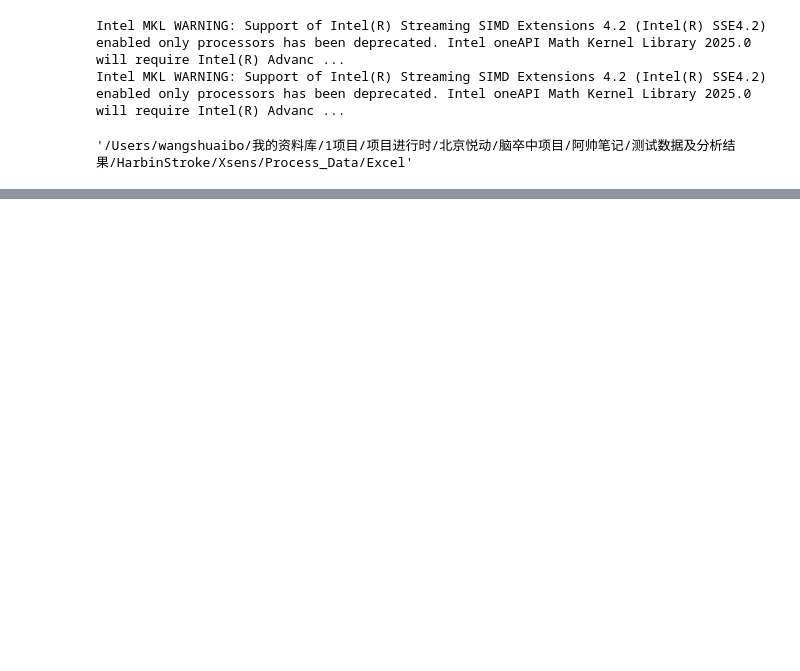
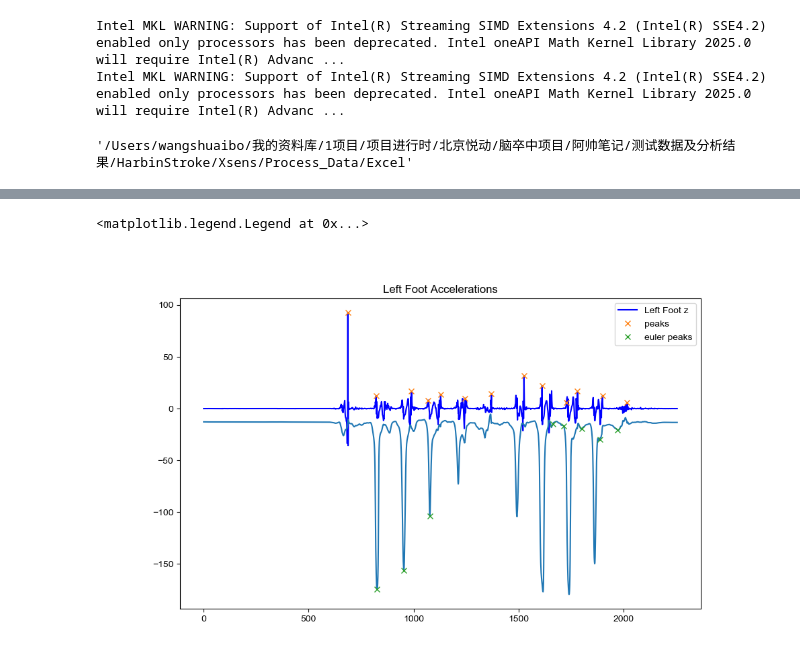
Before and after one commit to Allwillcome/--_----, a Jupyter notebook: Notes/Workbook/20231214_脑卒中步态数据探索.ipynb, the cells around one changed output, grey strips where cells are left out. Drawn from its saved outputs; the diff is of its cells as text; code cells hidden in the pictures; blank space fills up the shorter version.

```diff
--- a/Notes/Workbook/20231214_脑卒中步态数据探索.ipynb
+++ b/Notes/Workbook/20231214_脑卒中步态数据探索.ipynb
@@ -85,0 +106,29 @@ plt.show()
+# %%
+plt.close()
+left_foot_accs["Left Foot z"].plot()
+
+import scipy.signal as signal
+import numpy as np
+
+plt.close()
+# 查找峰值
+peaks, _ = signal.find_peaks(left_foot_accs["Left Foot z"],
+                             height=5,
+                             distance=50)
+euler_peaks, _ = signal.find_peaks(-left_foot_eulers["Left Foot z"],
+                                   height=50,
+                                   distance=50)
+
+# 绘制原始数据
+plt.figure(figsize=(10, 6))
+plt.plot(left_foot_accs["Left Foot z"], 'b', label='Left Foot z')
+plt.plot(left_foot_eulers["Left Foot x"])
+plt.title('Left Foot Accelerations')
+
+# 绘制峰值
+plt.plot(peaks, left_foot_accs["Left Foot z"][peaks], "x", label='peaks')
+plt.plot(euler_peaks, left_foot_eulers["Left Foot x"][euler_peaks], "x", label='euler peaks')
+plt.legend()
+# %% [output]
+<matplotlib.legend.Legend at 0x...>
+[figure, added]
```
Also changed, not shown: parts of 5 cells of this notebook.
